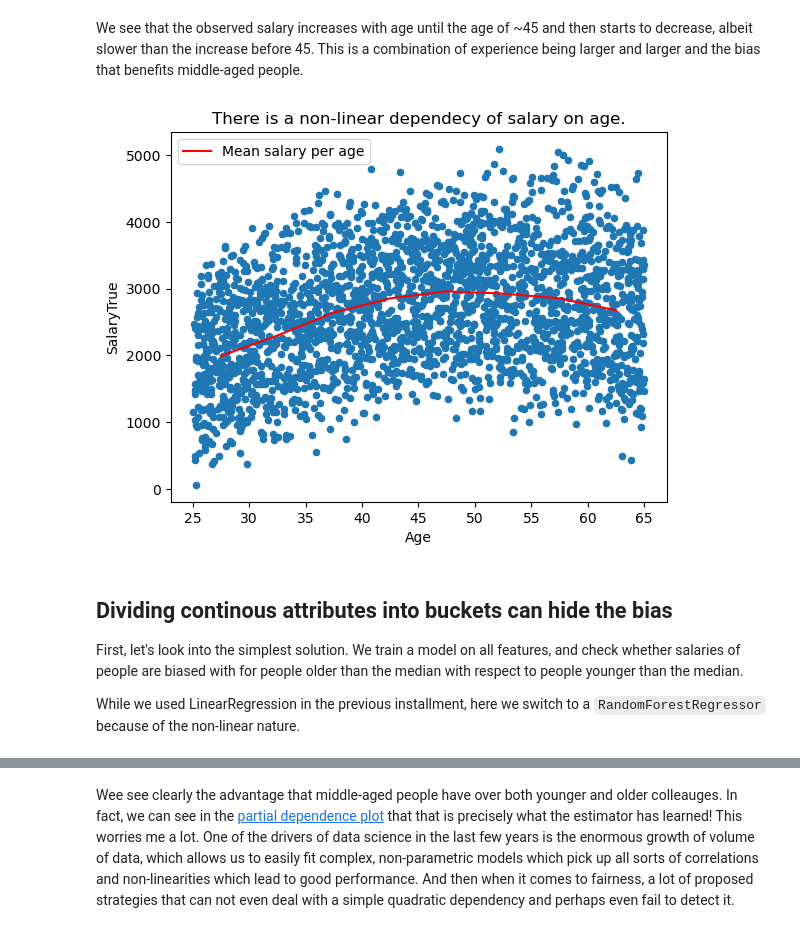
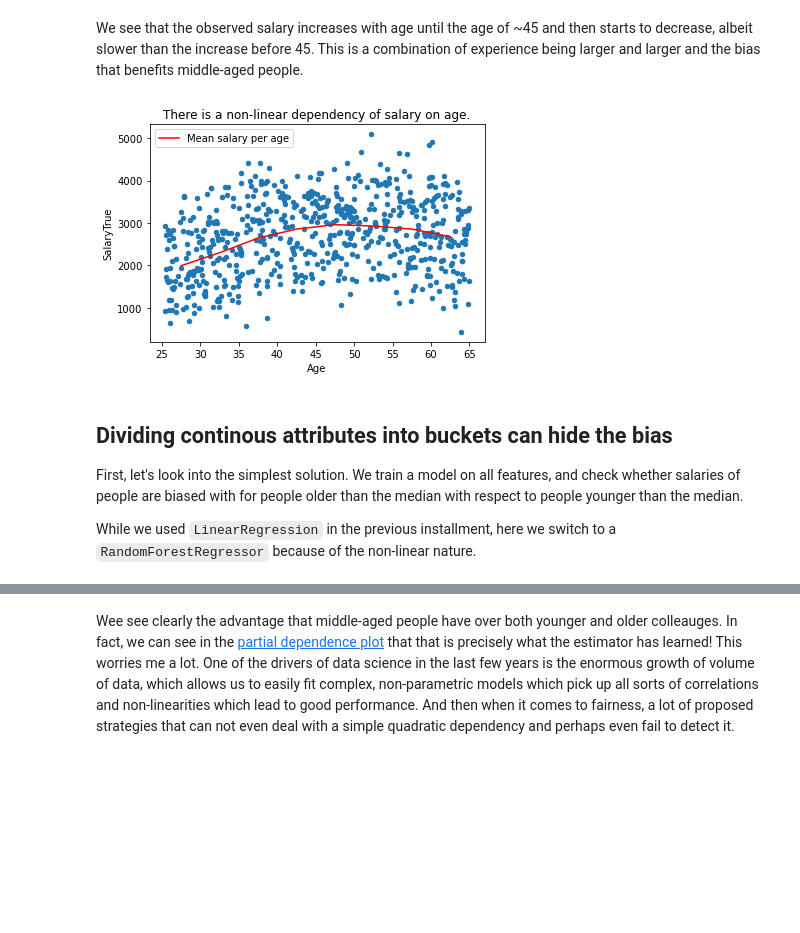
Before and after one commit to SjoerdCor/fairness, a Jupyter notebook: DealingWithMoreComplexBiases.ipynb, the cells around one changed output, grey strips where cells are left out. Saved outputs shown, nothing was run; the diff lists cells and outputs as text; code cells hidden in the pictures; blank space fills up the shorter version.

```diff
--- a/DealingWithMoreComplexBiases.ipynb
+++ b/DealingWithMoreComplexBiases.ipynb
@@ -77,18 +78,23 @@ X_age_train, X_age_test, y_age_train, y_age_test, y_age_skill_train, y_age_skill
 # %% [markdown]
 We see that the observed salary increases with age until the age of ~45 and then starts to decrease, albeit slower than the increase before 45. This is a combination of experience being larger and larger and the bias that benefits middle-aged people.
 # %%
-ax = df_age.plot(kind='scatter', x='Age', y='SalaryTrue', title='There is a non-linear dependency of salary on age.')
-(df_age.assign(Age = lambda df: df['Age']//5*5 + 2.5).groupby('Age')['SalaryTrue'].mean()
- .plot(ax=ax, c='r', label='Mean salary per age'))
+ax = (df_age
+      .sample(frac=0.25)  # Less cluttered visualization
+      .plot(kind='scatter', x='Age', y='SalaryTrue', title='There is a non-linear dependency of salary on age.')
+     )
+(df_age
+ .assign(Age = lambda df: df['Age']//5*5 + 2.5).groupby('Age')['SalaryTrue'].mean()
+ .plot(ax=ax, c='r', label='Mean salary per age')
+)
 plt.legend()
 plt.show()
 # %% [output]
-[figure, old version]
+[figure, new version]
 # %% [markdown]
 ## Dividing continous attributes into buckets can hide the bias
 First, let's look into the simplest solution. We train a model on all features, and check whether salaries of people are biased with for people older than the median with respect to people younger than the median.
 
-While we used LinearRegression in the previous installment, here we switch to a `RandomForestRegressor` because of the non-linear nature.
+While we used `LinearRegression` in the previous installment, here we switch to a `RandomForestRegressor` because of the non-linear nature.
 # %%
 rf =  RandomForestRegressor()
 rf.fit(X_age_train, y_age_train)
```
Also changed, not shown: parts of 11 cells of this notebook, 4 other files.
